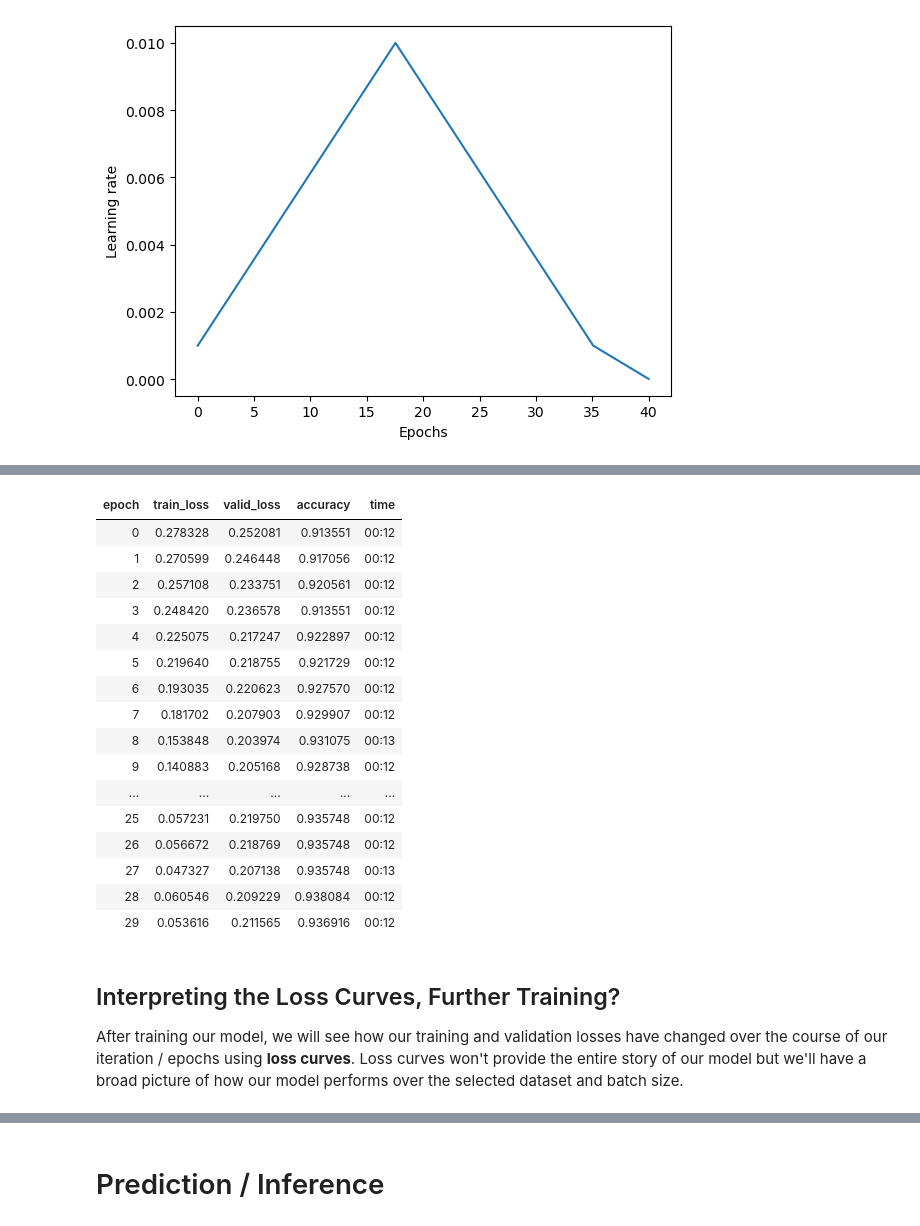
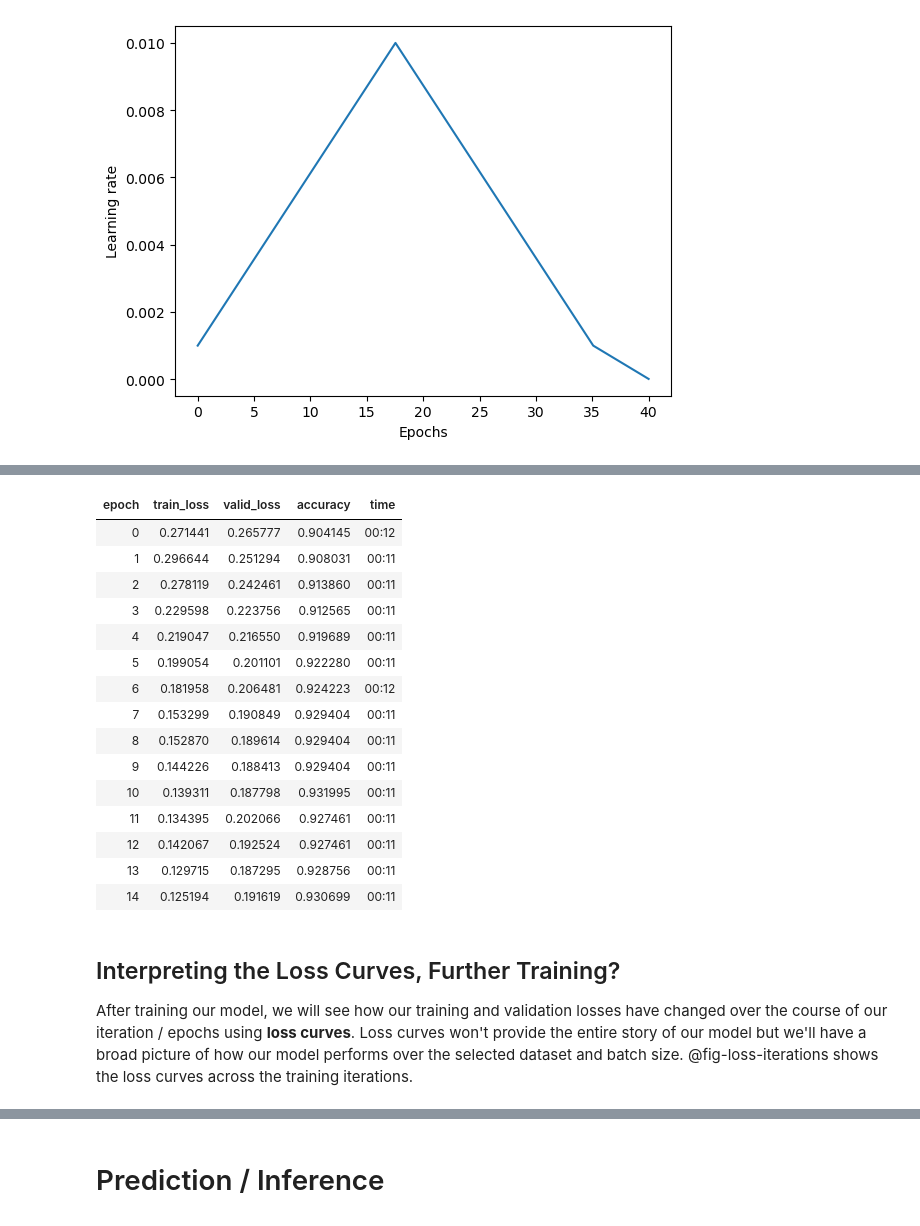
Before and after one commit to yangrchen/cracking-data-yang, a Jupyter notebook: posts/projects/artwork_classifier/index.ipynb, the cells around one changed output, grey strips where cells are left out. Drawn from its saved outputs; the diff is of its cells as text; code cells hidden in the pictures.

```diff
--- a/posts/projects/artwork_classifier/index.ipynb
+++ b/posts/projects/artwork_classifier/index.ipynb
@@ -91,0 +62,11 @@ if not path.exists():
+# %%
+data_path = Path('data')
+download_path = Path('.')
+if not data_path.exists():
+    cred_path = Path('~/.kaggle/kaggle.json').expanduser()
+    dataset = 'thedownhill/art-images-drawings-painting-sculpture-engraving'
+    api.dataset_download_cli(dataset, path=download_path)
+    shutil.unpack_archive(str(download_path / 'art-images-drawings-painting-sculpture-engraving.zip'), download_path)
+    (download_path / 'art-images-drawings-painting-sculpture-engraving.zip').unlink()
+    (download_path / 'dataset/dataset_updated/').rename(data_path)
+    (download_path / 'dataset').rmdir()
@@ -147,12 +130,12 @@ def get_dls(bs: int, size: int) -> DataLoaders:
     db = DataBlock(
         blocks=(ImageBlock(), CategoryBlock()),
         get_items=get_image_files,
-        splitter=GrandparentSplitter(train_name='training_set', valid_name='validation_set'),
+        splitter=RandomSplitter(seed=42),
         get_y=parent_label,
         item_tfms=Resize(460),
         batch_tfms=aug_transforms(size=size, min_scale=0.75)
     )
-    return db.dataloaders(path, bs=bs)
+    return db.dataloaders(data_path / 'training_set', bs=bs)
 # %% [markdown]
 When we create our dataloader, we can verify that our splitter is working as we expect it to.
 # %%
@@ -264,24 +248,23 @@ SuggestedLRs(valley=3.0199516913853586e-05)
 # %%
-learn.fit_one_cycle(30, 1e-5)
+learn.fit_one_cycle(15, 1e-5)
 # %% [output]
 | epoch | train_loss | valid_loss | accuracy | time |
-| 0 | 0.278328 | 0.252081 | 0.913551 | 00:12 |
-| 1 | 0.270599 | 0.246448 | 0.917056 | 00:12 |
-| 2 | 0.257108 | 0.233751 | 0.920561 | 00:12 |
-| 3 | 0.248420 | 0.236578 | 0.913551 | 00:12 |
-| 4 | 0.225075 | 0.217247 | 0.922897 | 00:12 |
-| 5 | 0.219640 | 0.218755 | 0.921729 | 00:12 |
-| 6 | 0.193035 | 0.220623 | 0.927570 | 00:12 |
-| 7 | 0.181702 | 0.207903 | 0.929907 | 00:12 |
-| 8 | 0.153848 | 0.203974 | 0.931075 | 00:13 |
-| 9 | 0.140883 | 0.205168 | 0.928738 | 00:12 |
-| ... | ... | ... | ... | ... |
-| 25 | 0.057231 | 0.219750 | 0.935748 | 00:12 |
-| 26 | 0.056672 | 0.218769 | 0.935748 | 00:12 |
-| 27 | 0.047327 | 0.207138 | 0.935748 | 00:13 |
-| 28 | 0.060546 | 0.209229 | 0.938084 | 00:12 |
-| 29 | 0.053616 | 0.211565 | 0.936916 | 00:12 |
+| 0 | 0.271441 | 0.265777 | 0.904145 | 00:12 |
+| 1 | 0.296644 | 0.251294 | 0.908031 | 00:11 |
+| 2 | 0.278119 | 0.242461 | 0.913860 | 00:11 |
+| 3 | 0.229598 | 0.223756 | 0.912565 | 00:11 |
+| 4 | 0.219047 | 0.216550 | 0.919689 | 00:11 |
+| 5 | 0.199054 | 0.201101 | 0.922280 | 00:11 |
+| 6 | 0.181958 | 0.206481 | 0.924223 | 00:12 |
+| 7 | 0.153299 | 0.190849 | 0.929404 | 00:11 |
+| 8 | 0.152870 | 0.189614 | 0.929404 | 00:11 |
+| 9 | 0.144226 | 0.188413 | 0.929404 | 00:11 |
+| 10 | 0.139311 | 0.187798 | 0.931995 | 00:11 |
+| 11 | 0.134395 | 0.202066 | 0.927461 | 00:11 |
+| 12 | 0.142067 | 0.192524 | 0.927461 | 00:11 |
+| 13 | 0.129715 | 0.187295 | 0.928756 | 00:11 |
+| 14 | 0.125194 | 0.191619 | 0.930699 | 00:11 |
 # %% [markdown]
 ## Interpreting the Loss Curves, Further Training?
 
-After training our model, we will see how our training and validation losses have changed over the course of our iteration / epochs using **loss curves**. Loss curves won't provide the entire story of our model but we'll have a broad picture of how our model performs over the selected dataset and batch size.
+After training our model, we will see how our training and validation losses have changed over the course of our iteration / epochs using **loss curves**. Loss curves won't provide the entire story of our model but we'll have a broad picture of how our model performs over the selected dataset and batch size. @fig-loss-iterations shows the loss curves across the training iterations.
```
Also changed, not shown: parts of 55 cells of this notebook, 3 other files.
